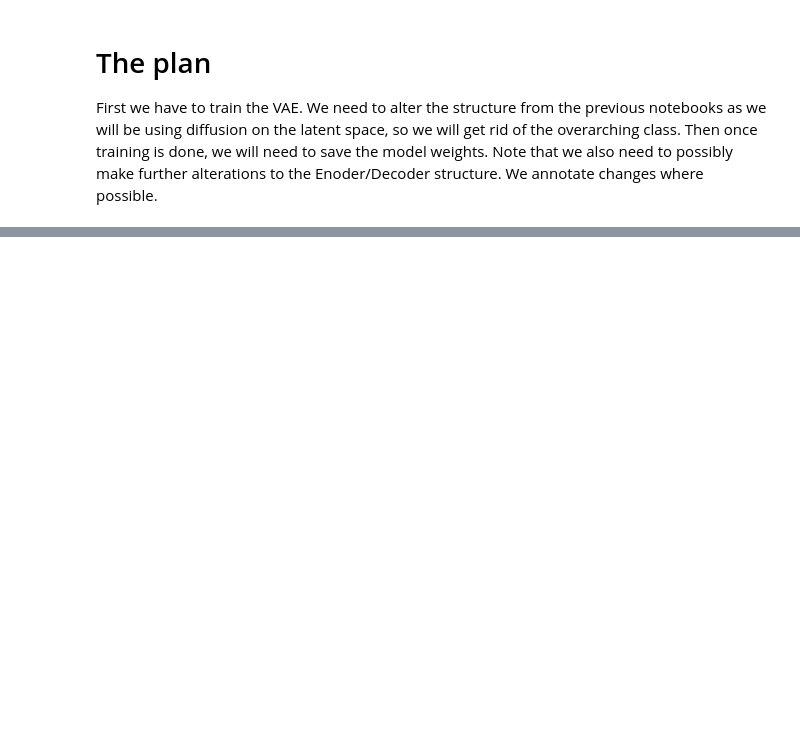
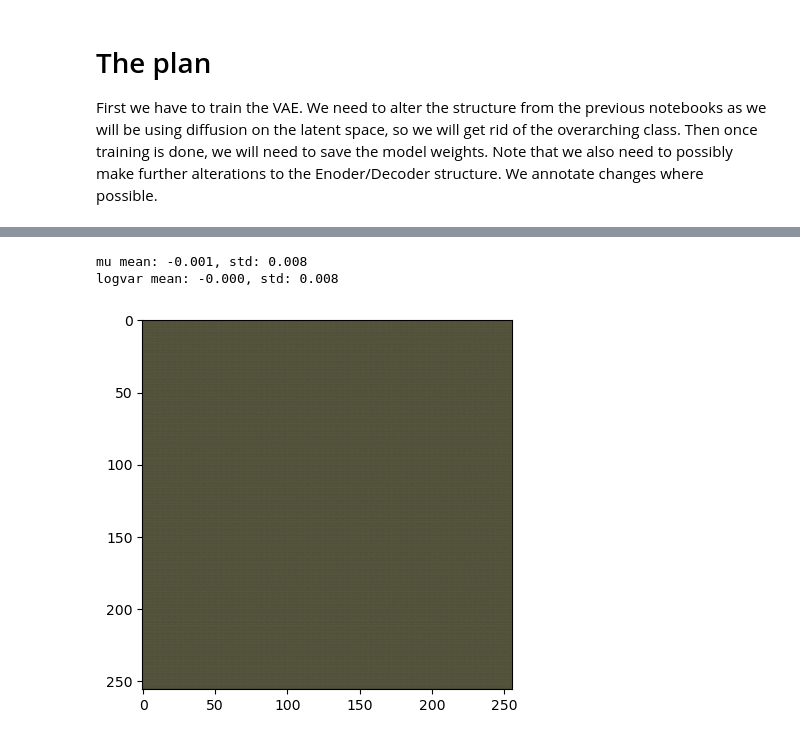
Before and after one commit to pyrysj/diffusion-models-project, a Jupyter notebook: latent-diffusion-model.ipynb, the cells around one changed output, grey strips where cells are left out. Cells and saved outputs as stored; diff of their text form; code cells hidden in the pictures; blank space fills up the shorter version.

Commit message:
Model is now trainable. Figuring out how to train the model and sample from latent space.

```diff
--- a/latent-diffusion-model.ipynb
+++ b/latent-diffusion-model.ipynb
@@ -226,0 +284,30 @@ plt.show()
+# %%
+# Image reconstruction
+#for i in range(1, cols * rows + 1):
+#    sample_idx = torch.randint(len(training_data), size=(1,)).item()
+#    # note structure: IMAGE, LABEL¨
+#    img, label = training_data[sample_idx]
+#    img = img.to(device)
+#    generated = torch.sigmoid(decoder(encoder(img))).cpu()
+
+
+#    figure.add_subplot(rows, cols, i)
+#    plt.axis("off")
+#    plt.imshow(generated.permute(1,2,0))
+#figure.suptitle("Flowers 102 dataset")
+#plt.show()
+
+with torch.no_grad():
+    real_batch, _ = next(iter(train_loader))
+    real_batch = real_batch.to(device)
+    z, mu, logvar = encoder(real_batch)
+    recon = torch.sigmoid(decoder(mu))  # use mu directly, bypass sampling
+    # move to cpu
+    recon = recon.cpu()
+    plt.imshow(recon[0].permute(1,2,0))
+    print(f"mu mean: {mu.mean():.3f}, std: {mu.std():.3f}")
+    print(f"logvar mean: {logvar.mean():.3f}, std: {logvar.std():.3f}")
+# %% [output]
+mu mean: -0.001, std: 0.008
+logvar mean: -0.000, std: 0.008
+[figure, added]
```
Also changed, not shown: parts of 8 cells of this notebook.
